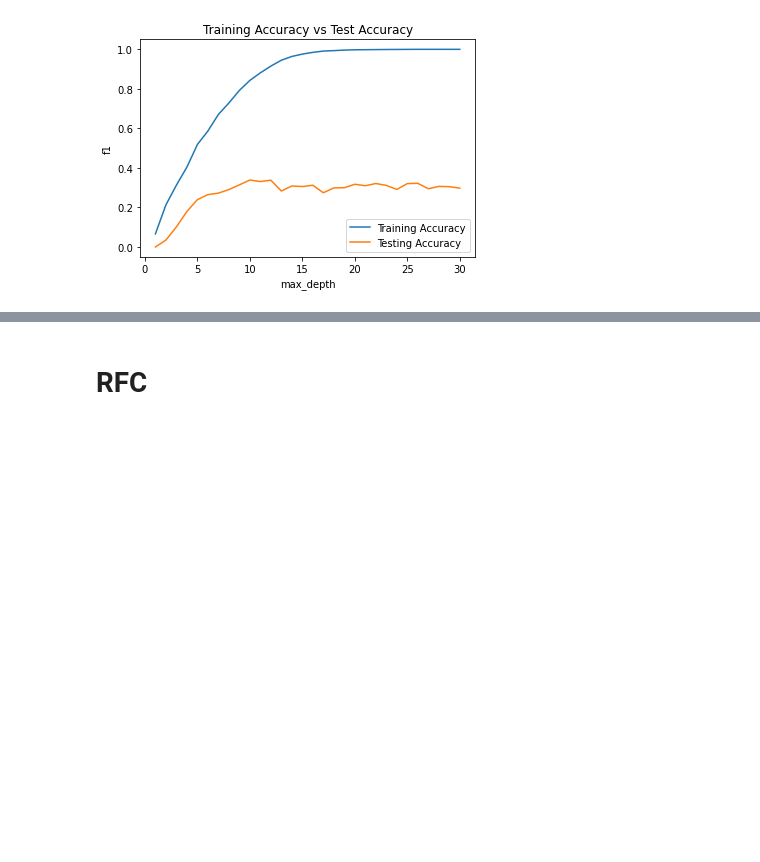
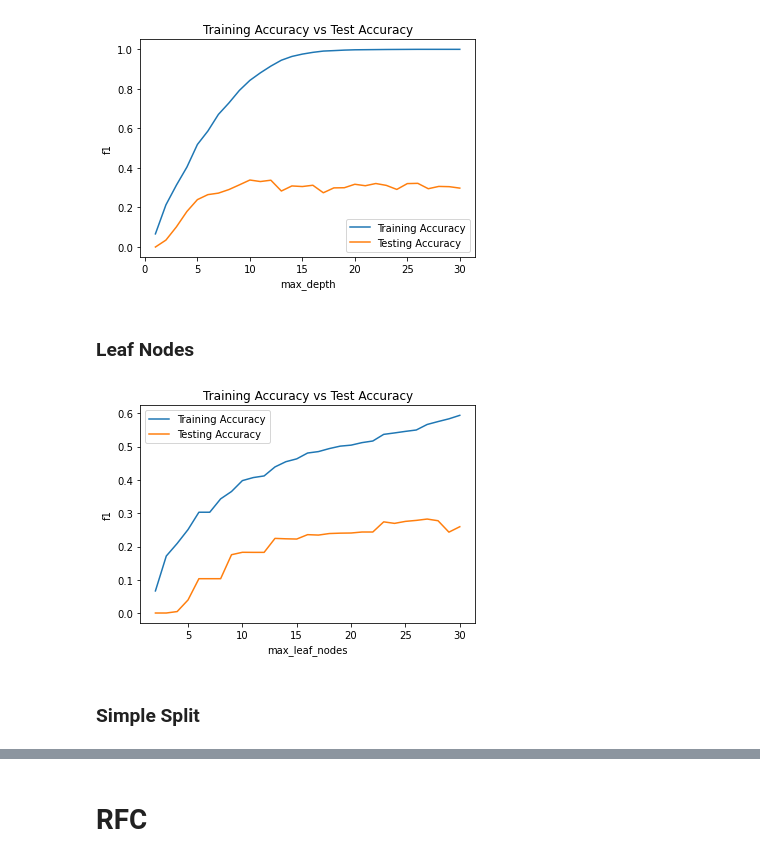
Before and after one commit to kdkangg/Datamining, a Jupyter notebook: Algorithm Plot.ipynb, the cells around one changed output, grey strips where cells are left out. Cells and saved outputs as stored; diff of their text form; code cells hidden in the pictures; blank space fills up the shorter version.

```diff
--- a/Algorithm Plot.ipynb
+++ b/Algorithm Plot.ipynb
@@ -67,3 +95,5 @@ plt.legend(loc='best')
 plt.show()
 # %% [output]
 [figure]
+# %% [markdown]
+### Leaf Nodes
@@ -69,0 +109,13 @@ plt.show()
+# %%
+plt.figure()
+plt.plot(range(2, 31), dtc_leaf_training_accuracy, label='Training Accuracy')
+plt.plot(range(2, 31), dtc_leaf_test_accuracy, label='Testing Accuracy')
+plt.title('Training Accuracy vs Test Accuracy')
+plt.xlabel('max_leaf_nodes')
+plt.ylabel('f1')
+plt.legend(loc='best')
+plt.show()
+# %% [output]
+[figure, added]
+# %% [markdown]
+### Simple Split
```
Also changed, not shown: parts of 38 cells of this notebook.
